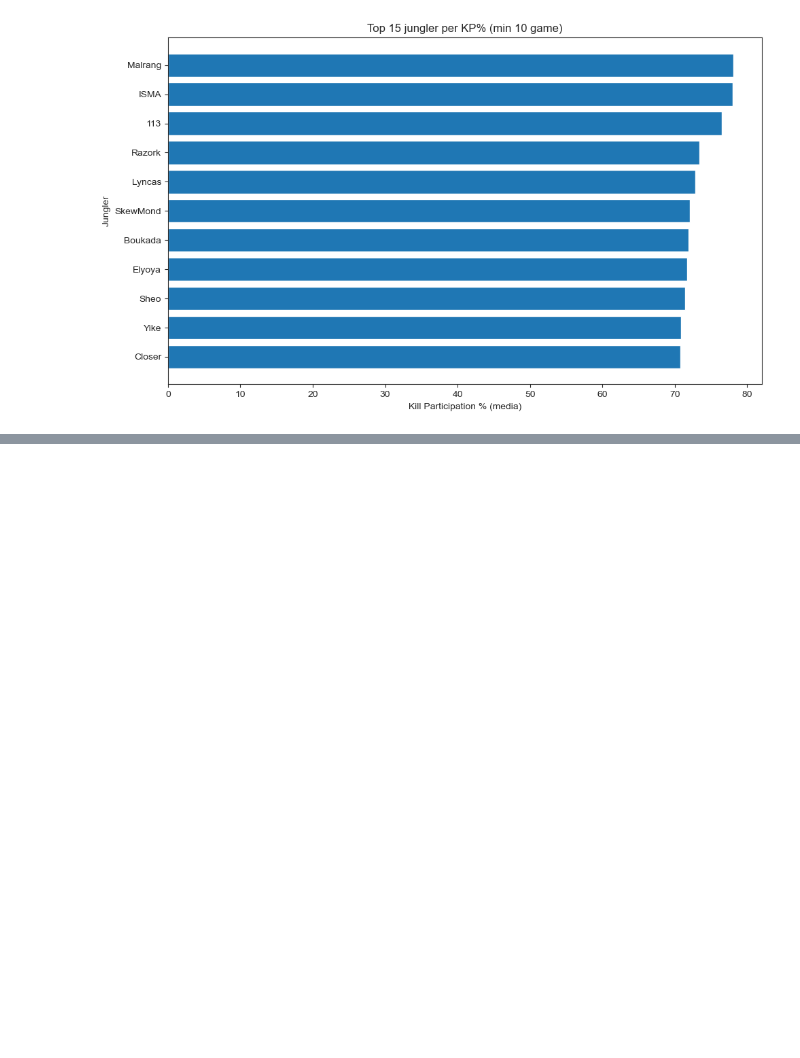
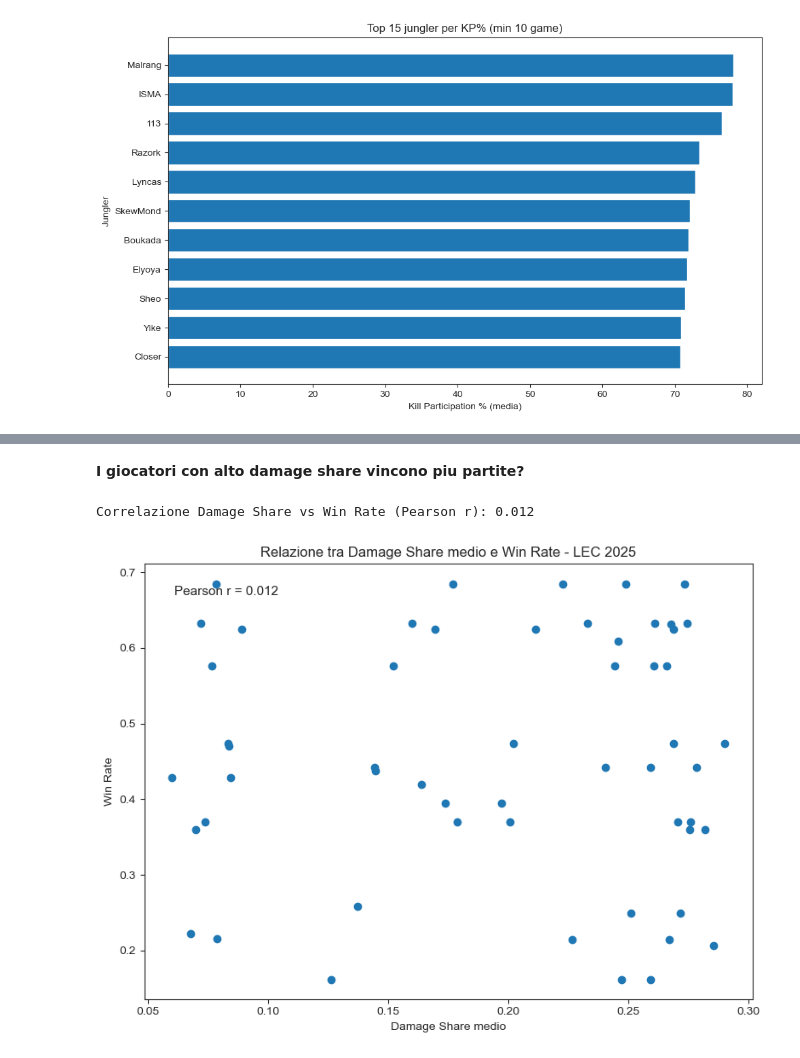
Before and after one commit to AnalystEca/G2-project-analysis, a Jupyter notebook: G2_analisi.ipynb, the cells around one changed output, grey strips where cells are left out. Cells and saved outputs as stored; diff of their text form; code cells hidden in the pictures; blank space fills up the shorter version.

```diff
--- a/G2_analisi.ipynb
+++ b/G2_analisi.ipynb
@@ -1802,0 +2046,54 @@ Nel complesso, la distribuzione dei valori evidenzia come i jungler con KP% più
+# %% [markdown]
+**I giocatori con alto damage share vincono piu partite?**
+# %%
+# 1) Selezione colonne
+sharedmgplayer_df = lec_df[['playername', 'position', 'result', 'damageshare']].copy()
+
+# 2) Filtro: escludo team + rimuovo NaN essenziali
+sharedmgplayer_df = sharedmgplayer_df[
+    (sharedmgplayer_df['position'] != 'team') &
+    (sharedmgplayer_df['playername'].notna()) &
+    (sharedmgplayer_df['damageshare'].notna()) &
+    (sharedmgplayer_df['result'].notna())
+]
+
+# 3) Aggrego per player: avg damage share + win rate + numero partite
+player_dmg_wr = (
+    sharedmgplayer_df
+    .groupby('playername', as_index=False)
+    .agg(
+        games=('damageshare', 'size'),
+        avg_damageshare=('damageshare', 'mean'),
+        win_rate=('result', 'mean')
+    )
+)
+
+# 4) Filtro minimo partite
+MIN_GAMES = 10
+player_dmg_wr = player_dmg_wr[player_dmg_wr['games'] >= MIN_GAMES].copy()
+
+# 5) Correlazione (Pearson)
+corr = player_dmg_wr['avg_damageshare'].corr(player_dmg_wr['win_rate'])
+print(f"Correlazione Damage Share vs Win Rate (Pearson r): {corr:.3f}")
+
+# 6) Scatterplot con annotazione correlazione
+plt.figure(figsize=(8, 6))
+plt.scatter(player_dmg_wr['avg_damageshare'], player_dmg_wr['win_rate'])
+
+plt.xlabel("Damage Share medio")
+plt.ylabel("Win Rate")
+plt.title("Relazione tra Damage Share medio e Win Rate - LEC 2025")
+
+plt.text(
+    0.05, 0.95,
+    f"Pearson r = {corr:.3f}",
+    transform=plt.gca().transAxes,
+    fontsize=11,
+    verticalalignment='top'
+)
+
+plt.tight_layout()
+plt.show()
+# %% [output]
+Correlazione Damage Share vs Win Rate (Pearson r): 0.012
+[figure, added]
```
Also changed, not shown: parts of 19 cells of this notebook, 1 other file.
